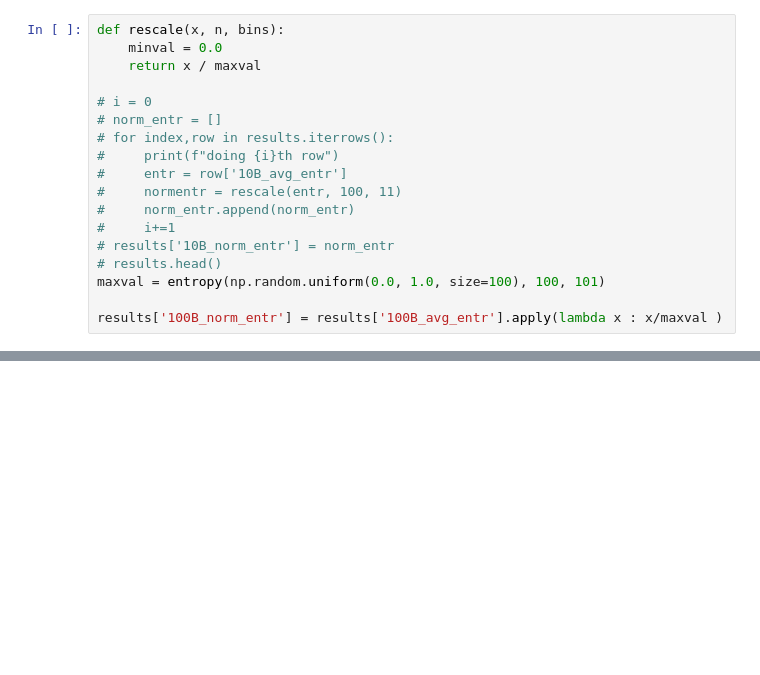
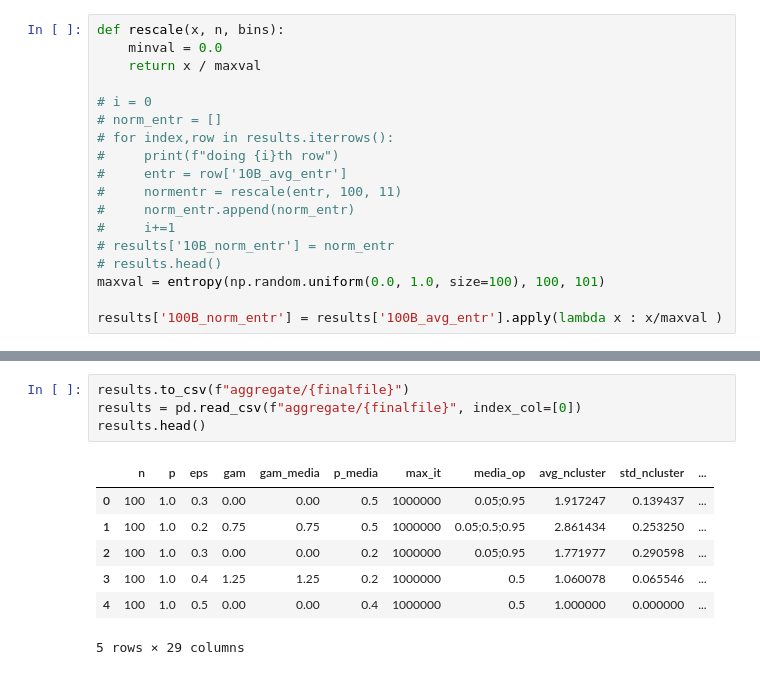
Before and after one commit to GiulioRossetti/AlgorithmicBias, a Jupyter notebook: adjustResults.ipynb, the cells around one changed output, grey strips where cells are left out. Drawn from its saved outputs; the diff is of its cells as text; blank space fills up the shorter version.

```diff
--- a/adjustResults.ipynb
+++ b/adjustResults.ipynb
@@ -455,0 +444,12 @@ dfnc.corr()
+# %%
+results.to_csv(f"aggregate/{finalfile}")
+results = pd.read_csv(f"aggregate/{finalfile}", index_col=[0])
+results.head()
+# %% [output]
+|  | n | p | eps | gam | gam_media | p_media | max_it | media_op | avg_ncluster | std_ncluster | ... |
+| 0 | 100 | 1.0 | 0.3 | 0.00 | 0.00 | 0.5 | 1000000 | 0.05;0.95 | 1.917247 | 0.139437 | ... |
+| 1 | 100 | 1.0 | 0.2 | 0.75 | 0.75 | 0.5 | 1000000 | 0.05;0.5;0.95 | 2.861434 | 0.253250 | ... |
+| 2 | 100 | 1.0 | 0.3 | 0.00 | 0.00 | 0.2 | 1000000 | 0.05;0.95 | 1.771977 | 0.290598 | ... |
+| 3 | 100 | 1.0 | 0.4 | 1.25 | 1.25 | 0.2 | 1000000 | 0.5 | 1.060078 | 0.065546 | ... |
+| 4 | 100 | 1.0 | 0.5 | 0.00 | 0.00 | 0.4 | 1000000 | 0.5 | 1.000000 | 0.000000 | ... |
+5 rows × 29 columns
```
Also changed, not shown: parts of 16 cells of this notebook, 4 other files.
